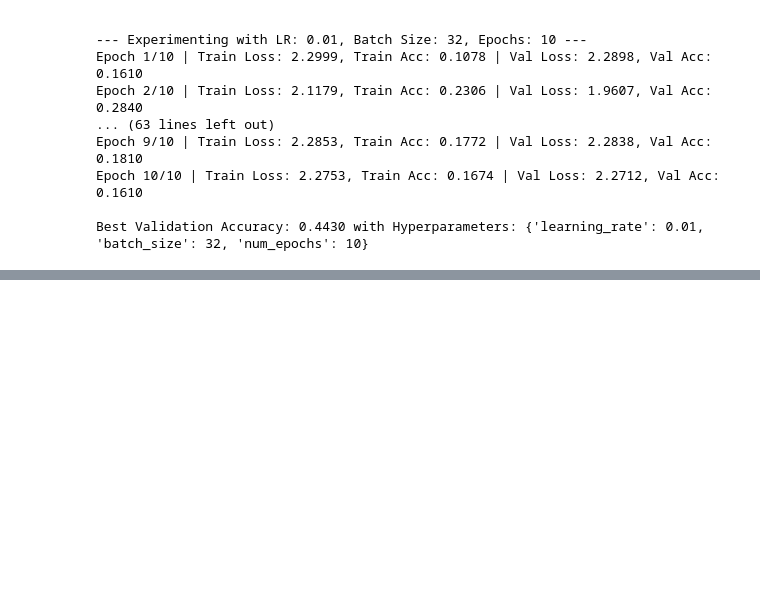
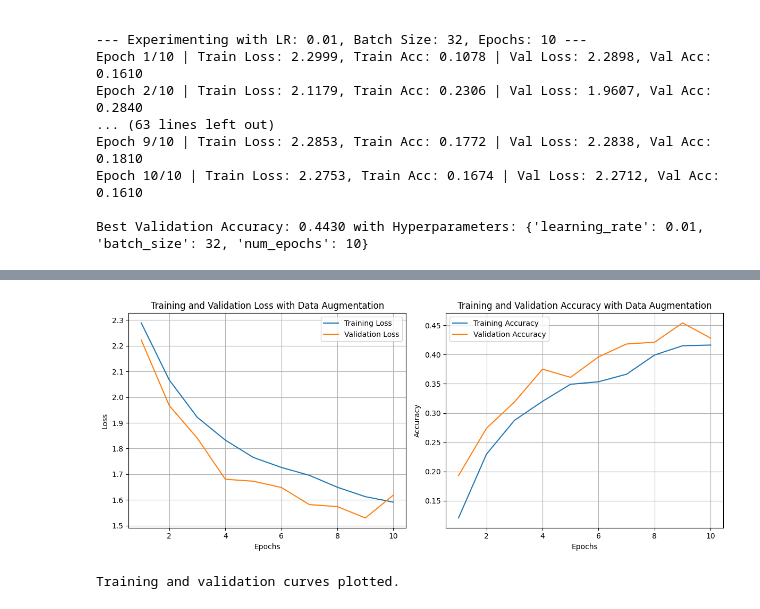
Before and after one commit to visheshrao17/CIFAR-Experimentation, a Jupyter notebook: CNN_CIAFR.ipynb, the cells around one changed output, grey strips where cells are left out. Saved outputs shown, nothing was run; the diff lists cells and outputs as text; code cells hidden in the pictures; blank space fills up the shorter version.

Commit message:
data augumentation

```diff
--- a/CNN_CIAFR.ipynb
+++ b/CNN_CIAFR.ipynb
@@ -220,0 +248,20 @@ Best Validation Accuracy: 0.4430 with Hyperparameters: {'learning_rate': 0.01, '
+# %%
+import torchvision
+from torch.utils.data import DataLoader, Subset
+
+
+trainset_augmented = torchvision.datasets.CIFAR10(root='./data', train=True, download=True, transform=train_transform)
+testset_augmented = torchvision.datasets.CIFAR10(root='./data', train=False, download=True, transform=test_transform)
+
+train_subset_augmented = Subset(trainset_augmented, train_indices)
+test_subset_augmented = Subset(testset_augmented, test_indices)
+
+
+batch_size_augmented = best_hyperparameters.get('batch_size', 64)
+
+trainloader_augmented = DataLoader(train_subset_augmented, batch_size=batch_size_augmented, shuffle=True)
+testloader_augmented = DataLoader(test_subset_augmented, batch_size=batch_size_augmented, shuffle=False)
+
+print(f"Augmented CIFAR-10 training dataset loaded with {len(train_subset_augmented)} samples.")
+print(f"Augmented CIFAR-10 test dataset loaded with {len(test_subset_augmented)} samples.")
+print(f"DataLoader instances created with augmented data and batch size {batch_size_augmented}.")
@@ -220,0 +326,33 @@ Best Validation Accuracy: 0.4430 with Hyperparameters: {'learning_rate': 0.01, '
+# %%
+import matplotlib.pyplot as plt
+
+epochs_range = range(1, num_epochs_augmented + 1)
+
+# Plotting Training and Validation Loss
+plt.figure(figsize=(12, 5))
+plt.subplot(1, 2, 1)
+plt.plot(epochs_range, augmented_train_losses, label='Training Loss')
+plt.plot(epochs_range, augmented_val_losses, label='Validation Loss')
+plt.title('Training and Validation Loss with Data Augmentation')
+plt.xlabel('Epochs')
+plt.ylabel('Loss')
+plt.legend()
+plt.grid(True)
+
+# Plotting Training and Validation Accuracy
+plt.subplot(1, 2, 2)
+plt.plot(epochs_range, augmented_train_accuracies, label='Training Accuracy')
+plt.plot(epochs_range, augmented_val_accuracies, label='Validation Accuracy')
+plt.title('Training and Validation Accuracy with Data Augmentation')
+plt.xlabel('Epochs')
+plt.ylabel('Accuracy')
+plt.legend()
+plt.grid(True)
+
+plt.tight_layout()
+plt.show()
+
+print("Training and validation curves plotted.")
+# %% [output]
+[figure, added]
+Training and validation curves plotted.
```
Also changed, not shown: parts of 5 cells of this notebook.
